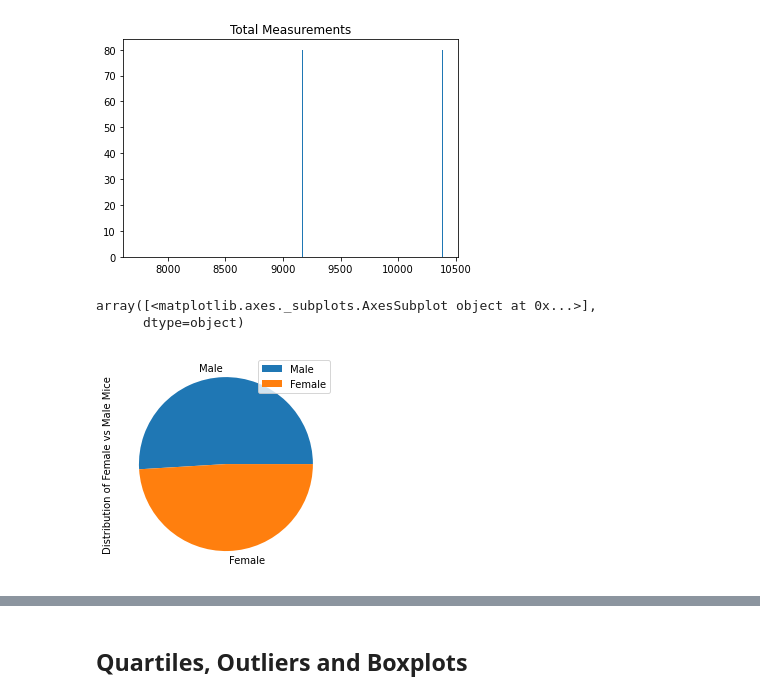
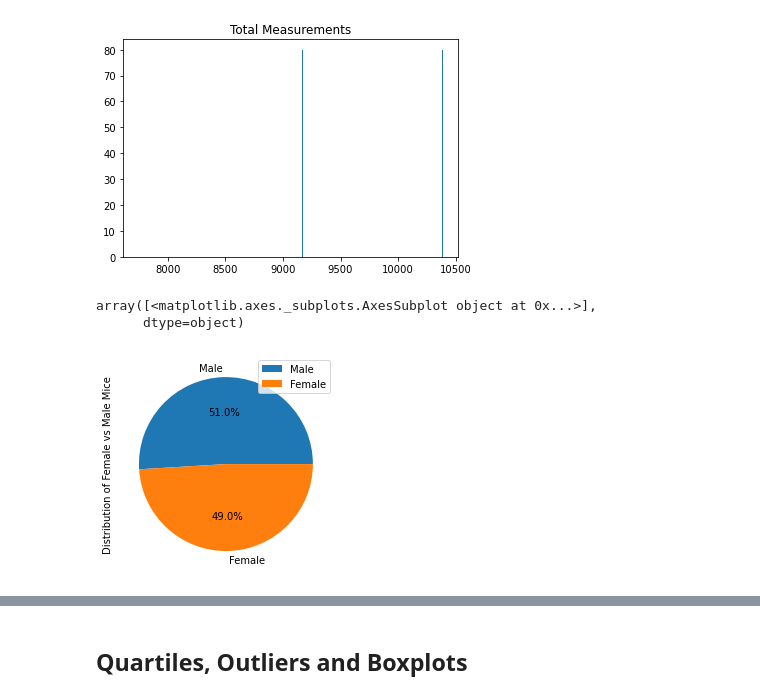
Before and after one commit to ethomps33/MatplotlibHW_ThePowerOfPlots, a Jupyter notebook: Pymaceuticals/pymaceuticals_starter.ipynb, the cells around one changed output, grey strips where cells are left out. Drawn from its saved outputs; the diff is of its cells as text; code cells hidden in the pictures.

Commit message:
Finished the pie chart for female v male

```diff
--- a/Pymaceuticals/pymaceuticals_starter.ipynb
+++ b/Pymaceuticals/pymaceuticals_starter.ipynb
@@ -129,11 +129,11 @@ plt.show()
 # %%
 # Generate a pie plot showing the distribution of female versus male mice using pandas
 gender_mice = clean_mice['Sex'].value_counts()
 gender_mice_df = pd.DataFrame({'Distribution of Female vs Male Mice': gender_mice})
-gender_mice_df.plot(kind='pie', subplots=True)
+gender_mice_df.plot(kind='pie', subplots=True, autopct="%1.1f%%")
 # %% [output]
 array([<matplotlib.axes._subplots.AxesSubplot object at 0x...>],
       dtype=object)
-[figure, old version]
+[figure, new version]
 # %%
 # Generate a pie plot showing the distribution of female versus male mice using pyplot
```
Also changed, not shown: parts of 1 cell of this notebook.
